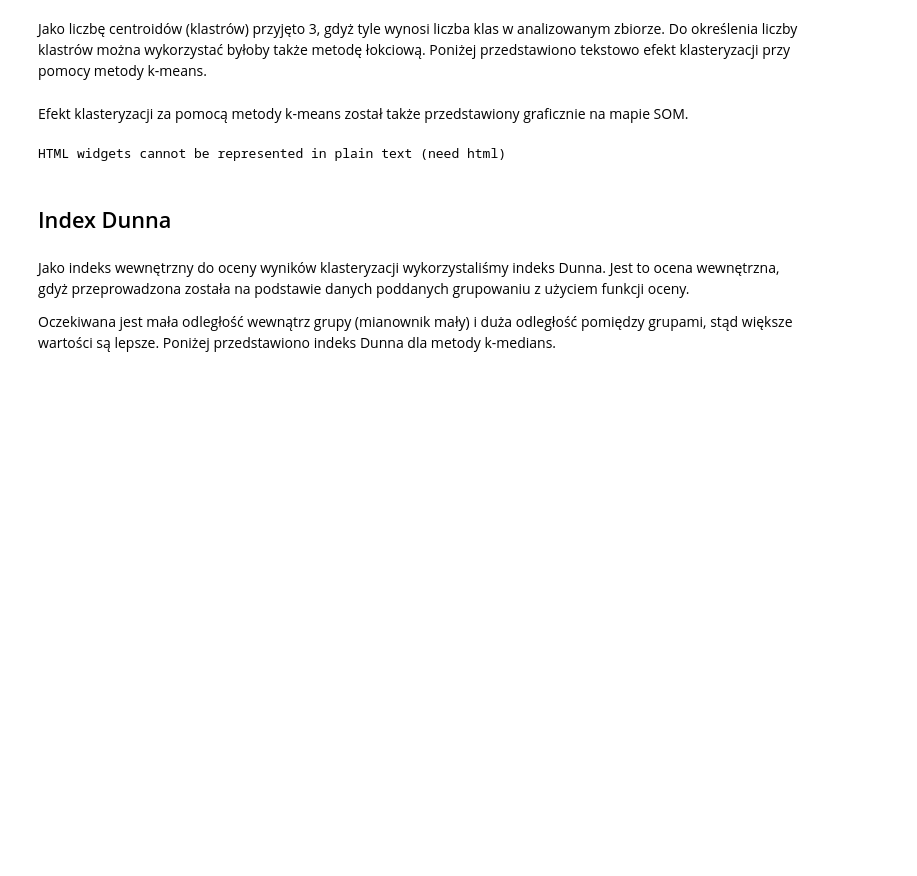
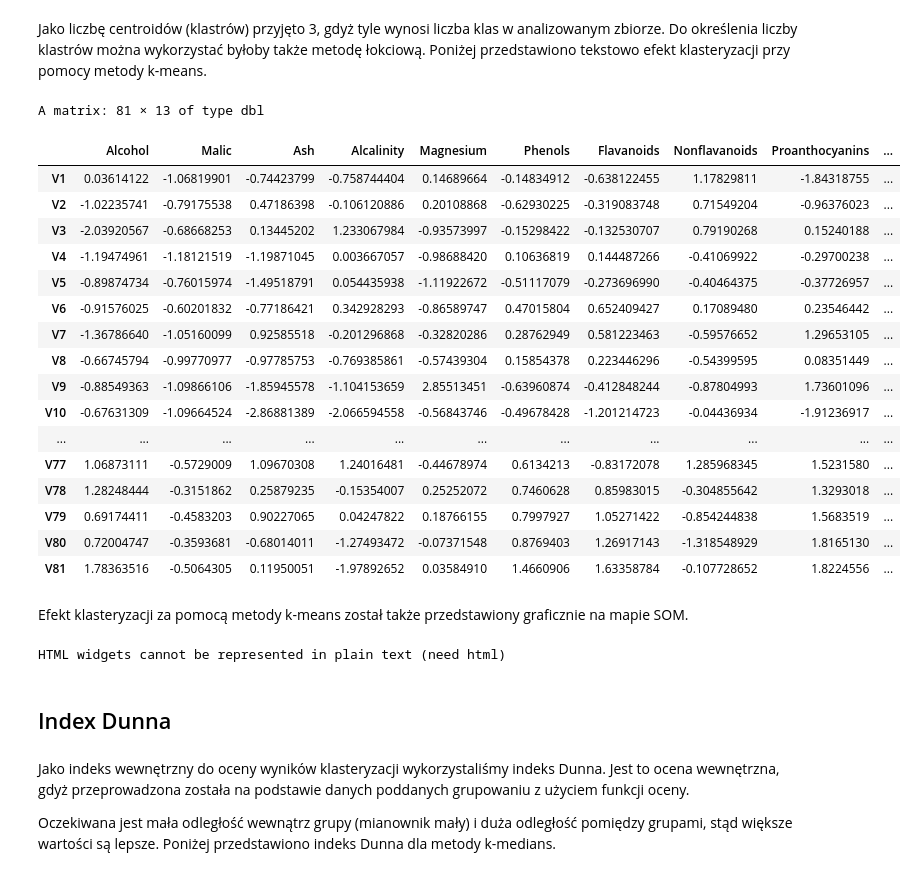
Before and after one commit to Ligerd/wizualizacja_danych, a Jupyter notebook: project_3/Project_3.ipynb, the cells around one changed output. Drawn from its saved outputs; the diff is of its cells as text; code cells hidden in the pictures; blank space fills up the shorter version.

```diff
--- a/project_3/Project_3.ipynb
+++ b/project_3/Project_3.ipynb
@@ -164,6 +164,27 @@ set.seed(123)
 wine_data = scale(result.som$codes[[1]])
 kmeans_scale <- kmeans(wine_data, 3, nstart = 25)
 # K-means clusters showing the group of each individuals
+# %%
+result.som$codes[[1]]
+# %% [output]
+A matrix: 81 × 13 of type dbl
+|  | Alcohol | Malic | Ash | Alcalinity | Magnesium | Phenols | Flavanoids | Nonflavanoids | Proanthocyanins | ... |
+| V1 | 0.03614122 | -1.06819901 | -0.74423799 | -0.758744404 | 0.14689664 | -0.14834912 | -0.638122455 | 1.17829811 | -1.84318755 | ... |
+| V2 | -1.02235741 | -0.79175538 | 0.47186398 | -0.106120886 | 0.20108868 | -0.62930225 | -0.319083748 | 0.71549204 | -0.96376023 | ... |
+| V3 | -2.03920567 | -0.68668253 | 0.13445202 | 1.233067984 | -0.93573997 | -0.15298422 | -0.132530707 | 0.79190268 | 0.15240188 | ... |
+| V4 | -1.19474961 | -1.18121519 | -1.19871045 | 0.003667057 | -0.98688420 | 0.10636819 | 0.144487266 | -0.41069922 | -0.29700238 | ... |
+| V5 | -0.89874734 | -0.76015974 | -1.49518791 | 0.054435938 | -1.11922672 | -0.51117079 | -0.273696990 | -0.40464375 | -0.37726957 | ... |
+| V6 | -0.91576025 | -0.60201832 | -0.77186421 | 0.342928293 | -0.86589747 | 0.47015804 | 0.652409427 | 0.17089480 | 0.23546442 | ... |
+| V7 | -1.36786640 | -1.05160099 | 0.92585518 | -0.201296868 | -0.32820286 | 0.28762949 | 0.581223463 | -0.59576652 | 1.29653105 | ... |
+| V8 | -0.66745794 | -0.99770977 | -0.97785753 | -0.769385861 | -0.57439304 | 0.15854378 | 0.223446296 | -0.54399595 | 0.08351449 | ... |
+| V9 | -0.88549363 | -1.09866106 | -1.85945578 | -1.104153659 | 2.85513451 | -0.63960874 | -0.412848244 | -0.87804993 | 1.73601096 | ... |
+| V10 | -0.67631309 | -1.09664524 | -2.86881389 | -2.066594558 | -0.56843746 | -0.49678428 | -1.201214723 | -0.04436934 | -1.91236917 | ... |
+| ... | ... | ... | ... | ... | ... | ... | ... | ... | ... | ... |
+| V77 | 1.06873111 | -0.5729009 | 1.09670308 | 1.24016481 | -0.44678974 | 0.6134213 | -0.83172078 | 1.285968345 | 1.5231580 | ... |
+| V78 | 1.28248444 | -0.3151862 | 0.25879235 | -0.15354007 | 0.25252072 | 0.7460628 | 0.85983015 | -0.304855642 | 1.3293018 | ... |
+| V79 | 0.69174411 | -0.4583203 | 0.90227065 | 0.04247822 | 0.18766155 | 0.7997927 | 1.05271422 | -0.854244838 | 1.5683519 | ... |
+| V80 | 0.72004747 | -0.3593681 | -0.68014011 | -1.27493472 | -0.07371548 | 0.8769403 | 1.26917143 | -1.318548929 | 1.8165130 | ... |
+| V81 | 1.78363516 | -0.5064305 | 0.11950051 | -1.97892652 | 0.03584910 | 1.4660906 | 1.63358784 | -0.107728652 | 1.8224556 | ... |
 # %% [markdown]
 Efekt klasteryzacji za pomocą metody k-means został także przedstawiony graficznie na mapie SOM.
 # %%
```
Also changed, not shown: parts of 4 cells of this notebook, 2 other files.
